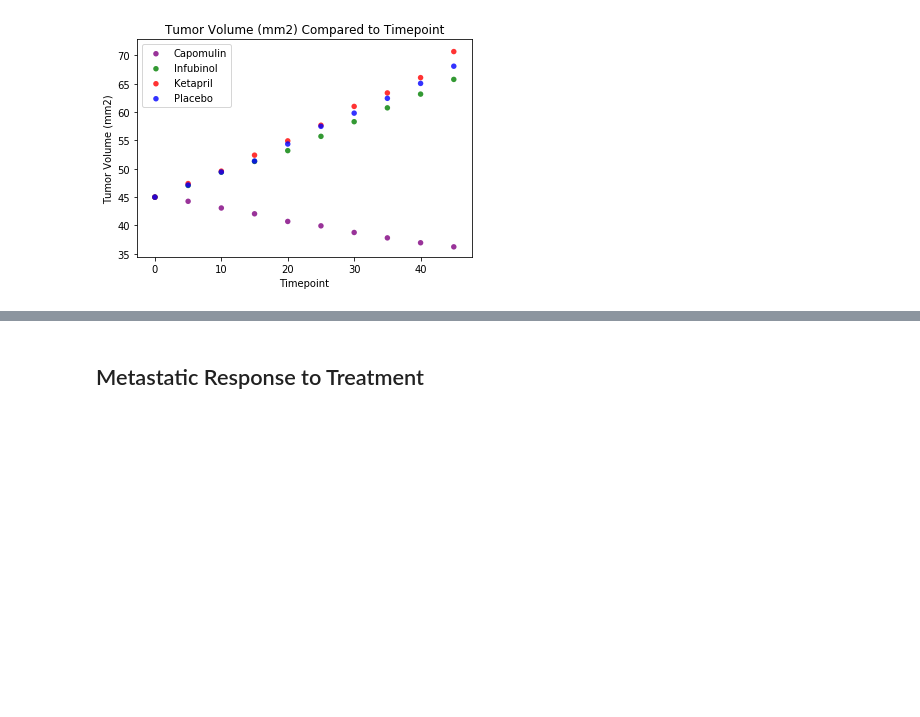
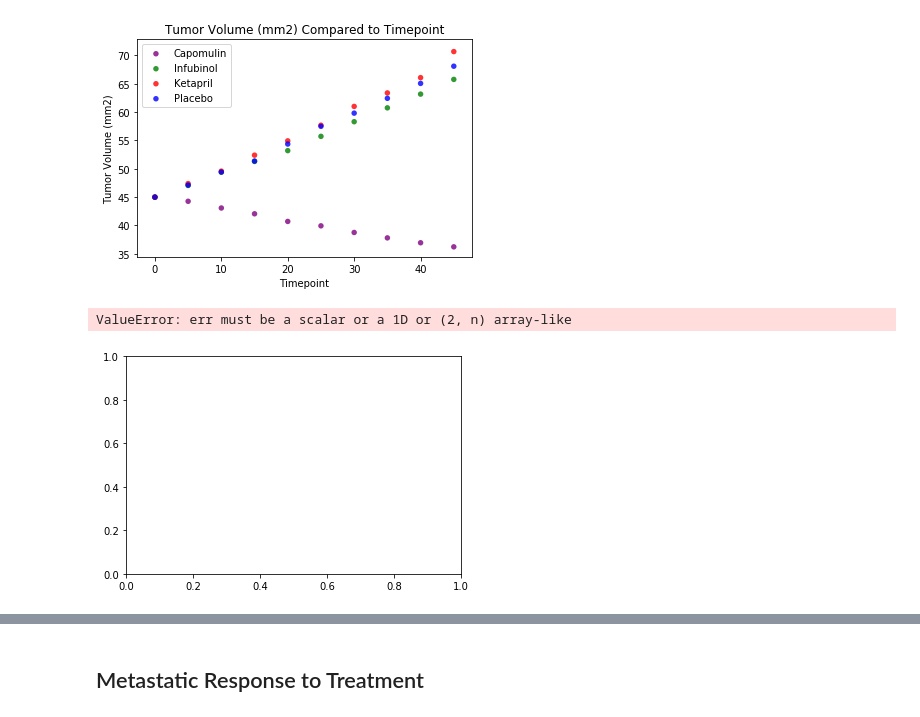
Before and after one commit to Camathis/matplotlib-challenge, a Jupyter notebook: pymaceuticals_starter.ipynb, the cells around one changed output, grey strips where cells are left out. Cells and saved outputs as stored; diff of their text form; code cells hidden in the pictures; blank space fills up the shorter version.

```diff
--- a/pymaceuticals_starter.ipynb
+++ b/pymaceuticals_starter.ipynb
@@ -183,6 +183,12 @@ plt.legend(loc=2)
 plt.show()
 # %% [output]
 [figure]
+# %%
+fig, ax = plt.subplots()
+ax.errorbar(x, y, tumor_sem, fmt="o")
+# %% [output]
+ValueError: err must be a scalar or a 1D or (2, n) array-like
+[figure, added]
 # %% [markdown]
 ![Tumor Response to Treatment](../Images/treatment.png)
 # %% [markdown]
```
Also changed, not shown: parts of 2 cells of this notebook.
